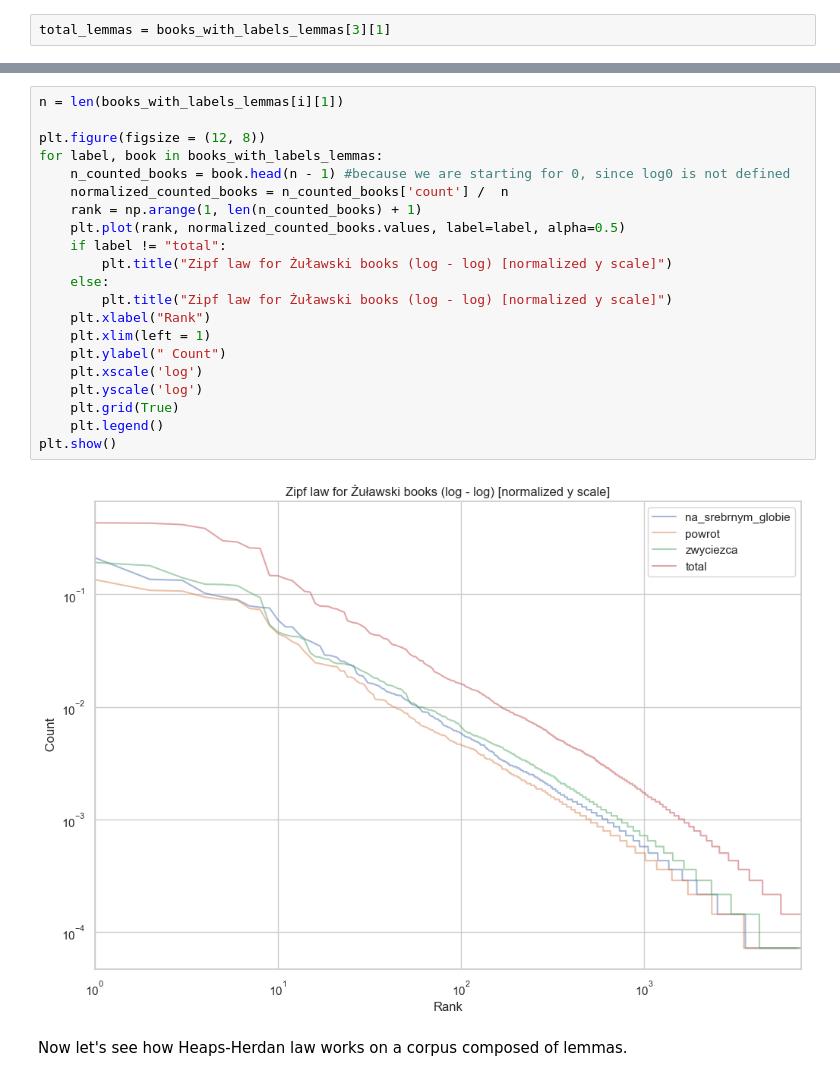
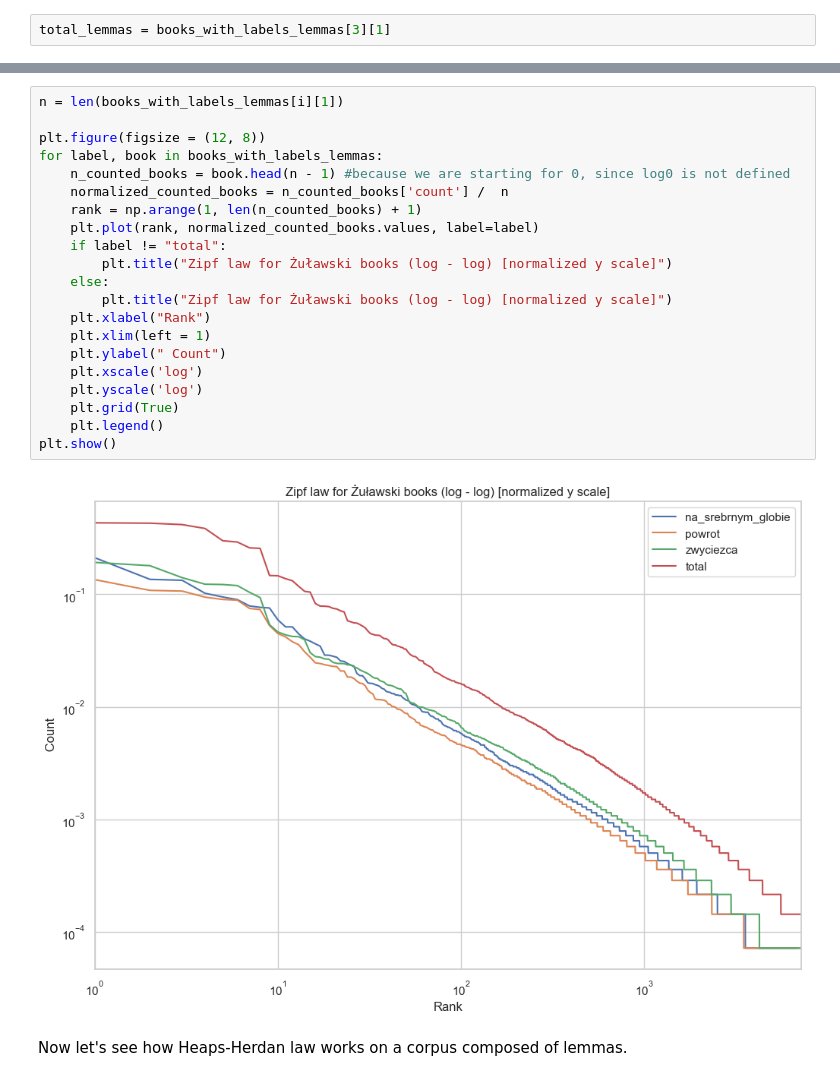
Before and after one commit to jakubfigura/nlp_lab, a Jupyter notebook: language_laws.ipynb, the cells around one changed output, grey strips where cells are left out. Drawn from its saved outputs; the diff is of its cells as text.

```diff
--- a/language_laws.ipynb
+++ b/language_laws.ipynb
@@ -544,26 +544,26 @@ Notes:
 # %%
 n = len(books_with_labels_lemmas[i][1])
 
 plt.figure(figsize = (12, 8))
 for label, book in books_with_labels_lemmas:
     n_counted_books = book.head(n - 1) #because we are starting for 0, since log0 is not defined
     normalized_counted_books = n_counted_books['count'] /  n
     rank = np.arange(1, len(n_counted_books) + 1)
-    plt.plot(rank, normalized_counted_books.values, label=label, alpha=0.5)
+    plt.plot(rank, normalized_counted_books.values, label=label)
     if label != "total":
         plt.title("Zipf law for Żuławski books (log - log) [normalized y scale]")
     else:
         plt.title("Zipf law for Żuławski books (log - log) [normalized y scale]")
     plt.xlabel("Rank")
     plt.xlim(left = 1)
     plt.ylabel(" Count")
     plt.xscale('log')
     plt.yscale('log')
     plt.grid(True)
     plt.legend()
 plt.show()
 # %% [output]
-[figure, old version]
+[figure, new version]
 # %% [markdown]
 Now let's see how Heaps-Herdan law works on a corpus composed of lemmas.
 # %%
```
Also changed, not shown: parts of 7 cells of this notebook.
